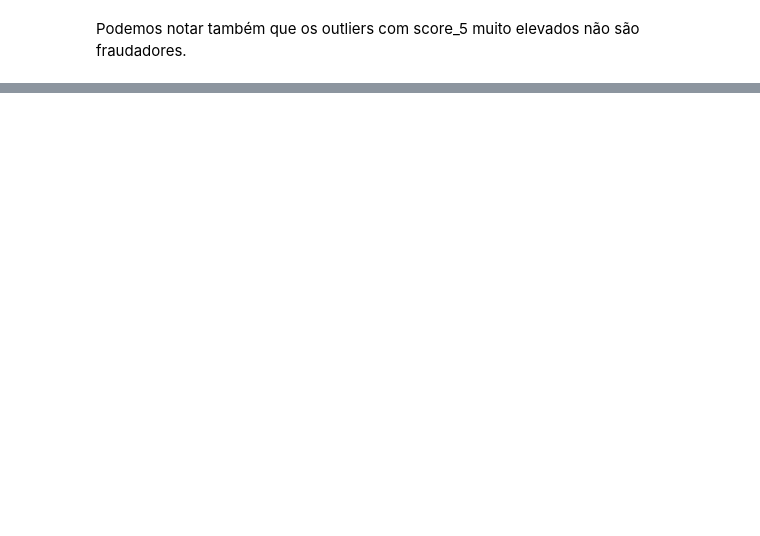
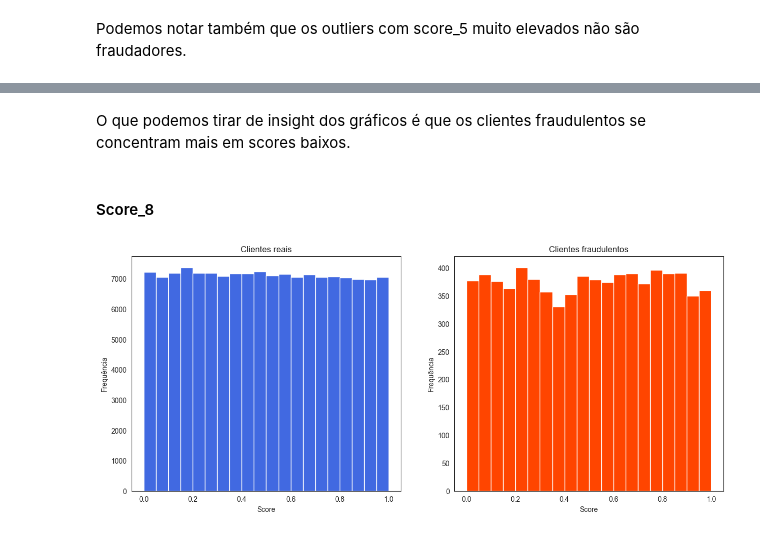
Before and after one commit to WiiniSilva/Fraude_Case, a Jupyter notebook: Fraude_Case.ipynb, the cells around one changed output, grey strips where cells are left out. Saved outputs shown, nothing was run; the diff lists cells and outputs as text; code cells hidden in the pictures; blank space fills up the shorter version.

```diff
--- a/Fraude_Case.ipynb
+++ b/Fraude_Case.ipynb
@@ -450,0 +466,8 @@ Podemos notar também que os outliers com score_5 muito elevados não são fraud
+# %% [markdown]
+O que podemos tirar de insight dos gráficos é que os clientes fraudulentos se concentram mais em scores baixos.
+# %% [markdown]
+#### Score_8
+# %%
+criar_histograma(df, 'score_8', 'fraude')
+# %% [output]
+[figure, added]
```
Also changed, not shown: parts of 16 cells of this notebook.
